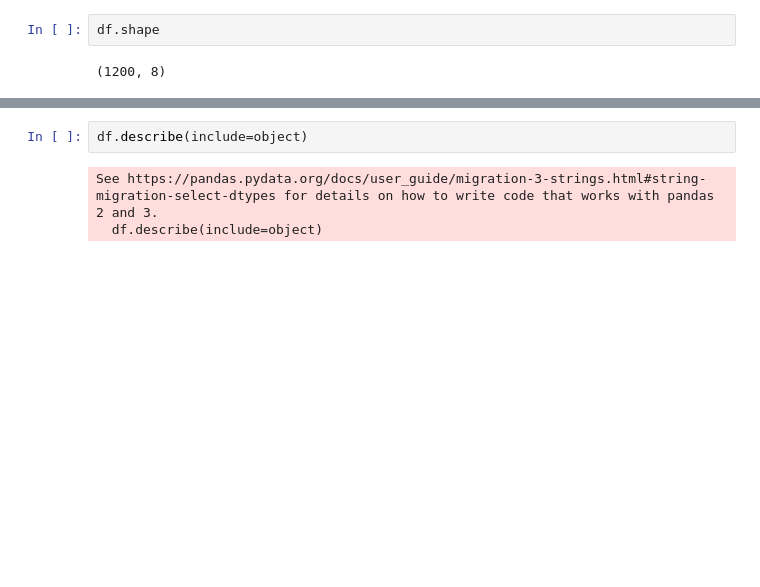
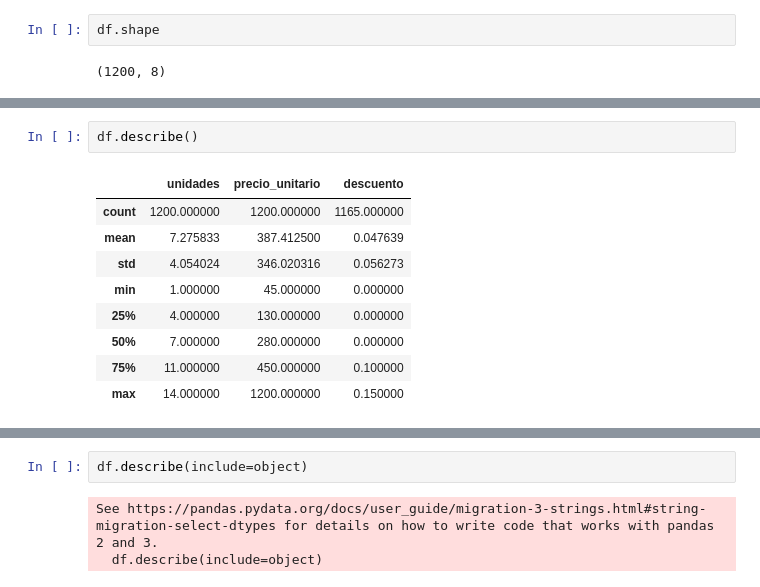
Before and after one commit to edex10ed-source/01-python-intro, a Jupyter notebook: notebooks/19_10082026_pandas.ipynb, the cells around one changed output, grey strips where cells are left out. Drawn from its saved outputs; the diff is of its cells as text; blank space fills up the shorter version.

```diff
--- a/notebooks/19_10082026_pandas.ipynb
+++ b/notebooks/19_10082026_pandas.ipynb
@@ -207,3 +225,15 @@ df.shape
+# %%
+df.describe()
+# %% [output]
+|  | unidades | precio_unitario | descuento |
+| count | 1200.000000 | 1200.000000 | 1165.000000 |
+| mean | 7.275833 | 387.412500 | 0.047639 |
+| std | 4.054024 | 346.020316 | 0.056273 |
+| min | 1.000000 | 45.000000 | 0.000000 |
+| 25% | 4.000000 | 130.000000 | 0.000000 |
+| 50% | 7.000000 | 280.000000 | 0.000000 |
+| 75% | 11.000000 | 450.000000 | 0.100000 |
+| max | 14.000000 | 1200.000000 | 0.150000 |
 # %%
 df.sample(10)
 # %% [output]
```
Also changed, not shown: parts of 3 cells of this notebook, 3 other files.
